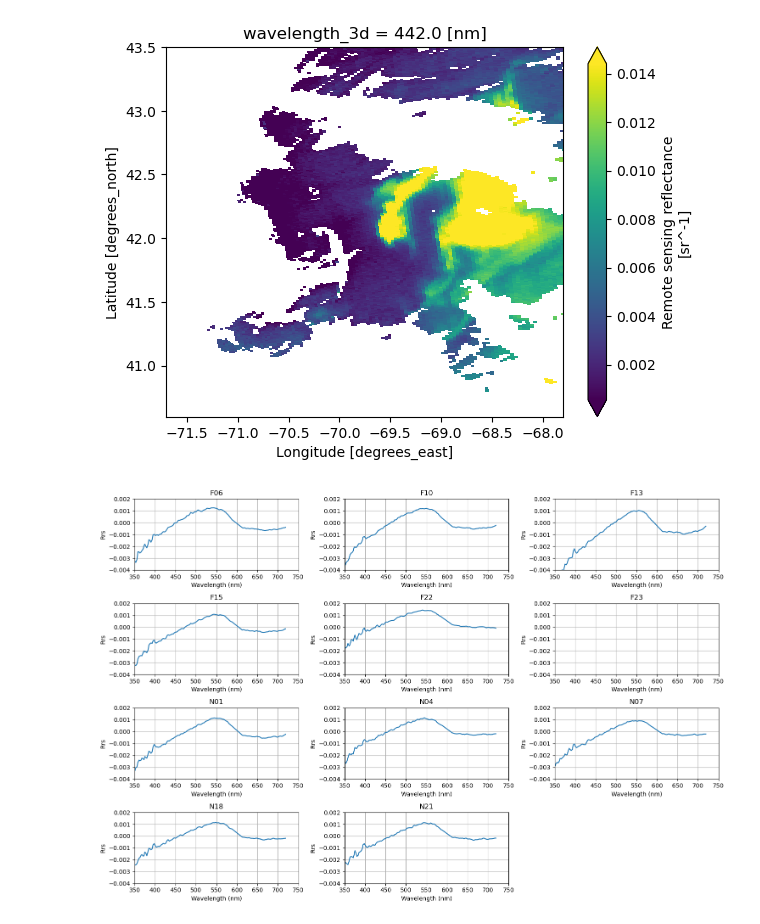
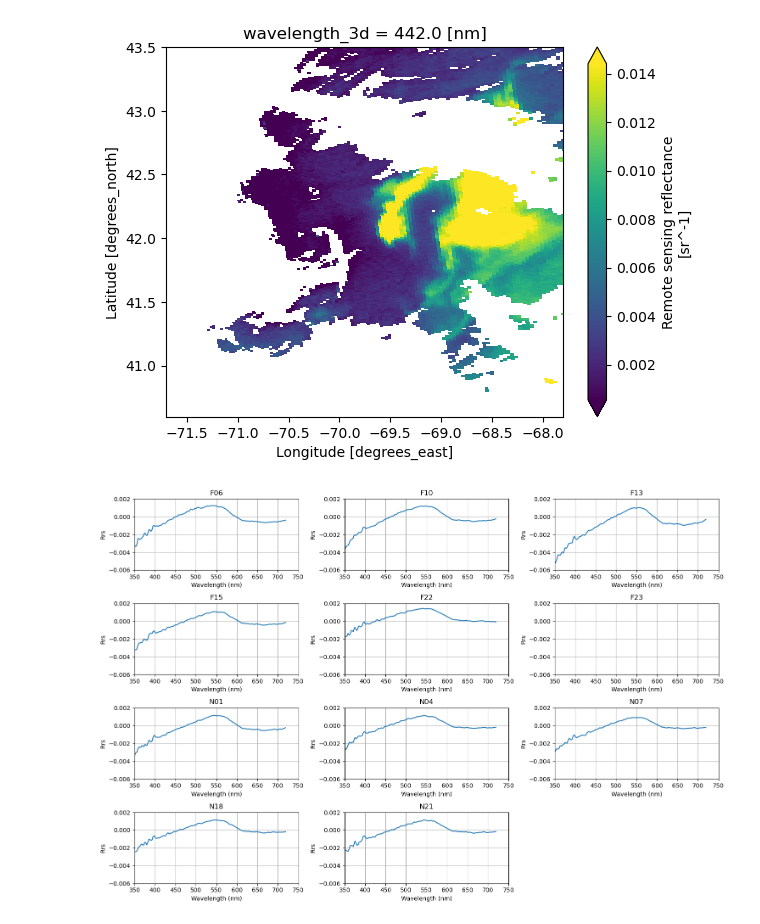
Before and after one commit to fish-pace/2026-proj-phyto-community-structure, a Jupyter notebook: contributor_folders/cassie/Rrs_Mass_Bay.ipynb, the cells around one changed output. Cells and saved outputs as stored; diff of their text form; code cells hidden in the pictures.

```diff
--- a/contributor_folders/cassie/Rrs_Mass_Bay.ipynb
+++ b/contributor_folders/cassie/Rrs_Mass_Bay.ipynb
@@ -265,32 +265,32 @@ n_stations = len(stations)
 ncols = 3
 nrows = (n_stations + ncols - 1) // ncols  # ceil division
 
 fig, axes = plt.subplots(nrows=nrows, ncols=ncols, figsize=(15, 10))
 axes = axes.flatten()  # flatten to 1D array for easy indexing
 
 for i, (name, plat, plon) in enumerate(stations):
     # Compute distances to all pixels
     dist = np.sqrt((lat_grid - plat)**2 + (lon_grid - plon)**2)
     y, x = np.unravel_index(dist.argmin(), dist.shape)
 
     # Extract spectrum
     spectrum = ds["Rrs"].isel(number_of_lines=y, pixels_per_line=x)
 
     # Plot in its own subplot
     ax = axes[i]
     spectrum.plot.line(x="wavelength_3d", ax=ax)
     ax.set_title(f"{name}")
     ax.set_xlabel("Wavelength (nm)")
     ax.set_ylabel("Rrs")
-    ax.set_ylim(-0.004, 0.002)
+    ax.set_ylim(-0.006, 0.002)
     ax.set_xlim(350, 750)
     ax.grid(True)
 
 # Hide any extra subplots if n_stations < nrows*ncols
 for j in range(n_stations, len(axes)):
     fig.delaxes(axes[j])
 
 fig.tight_layout()
 plt.show()
 # %% [output]
-[figure, old version]
+[figure, new version]
```
